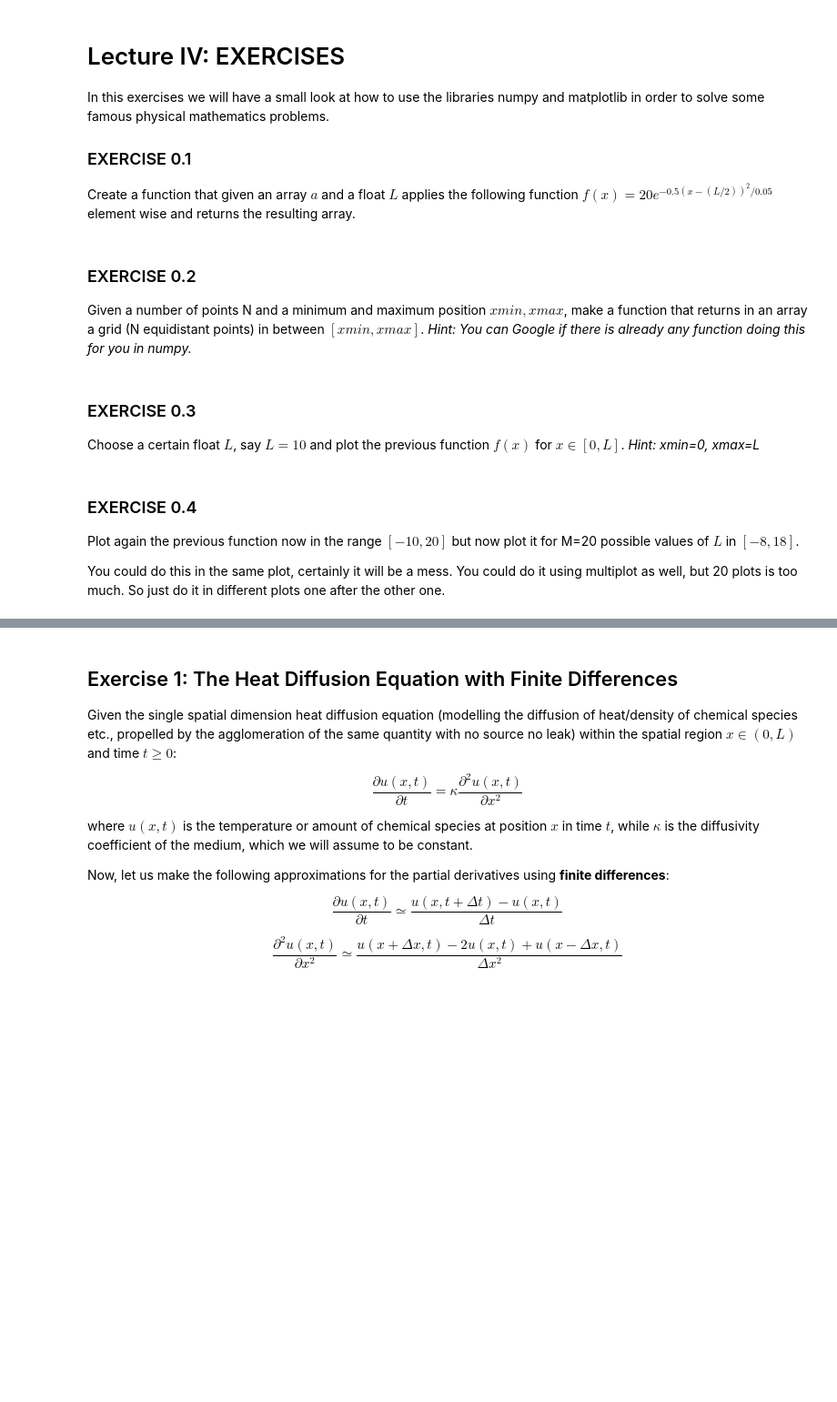
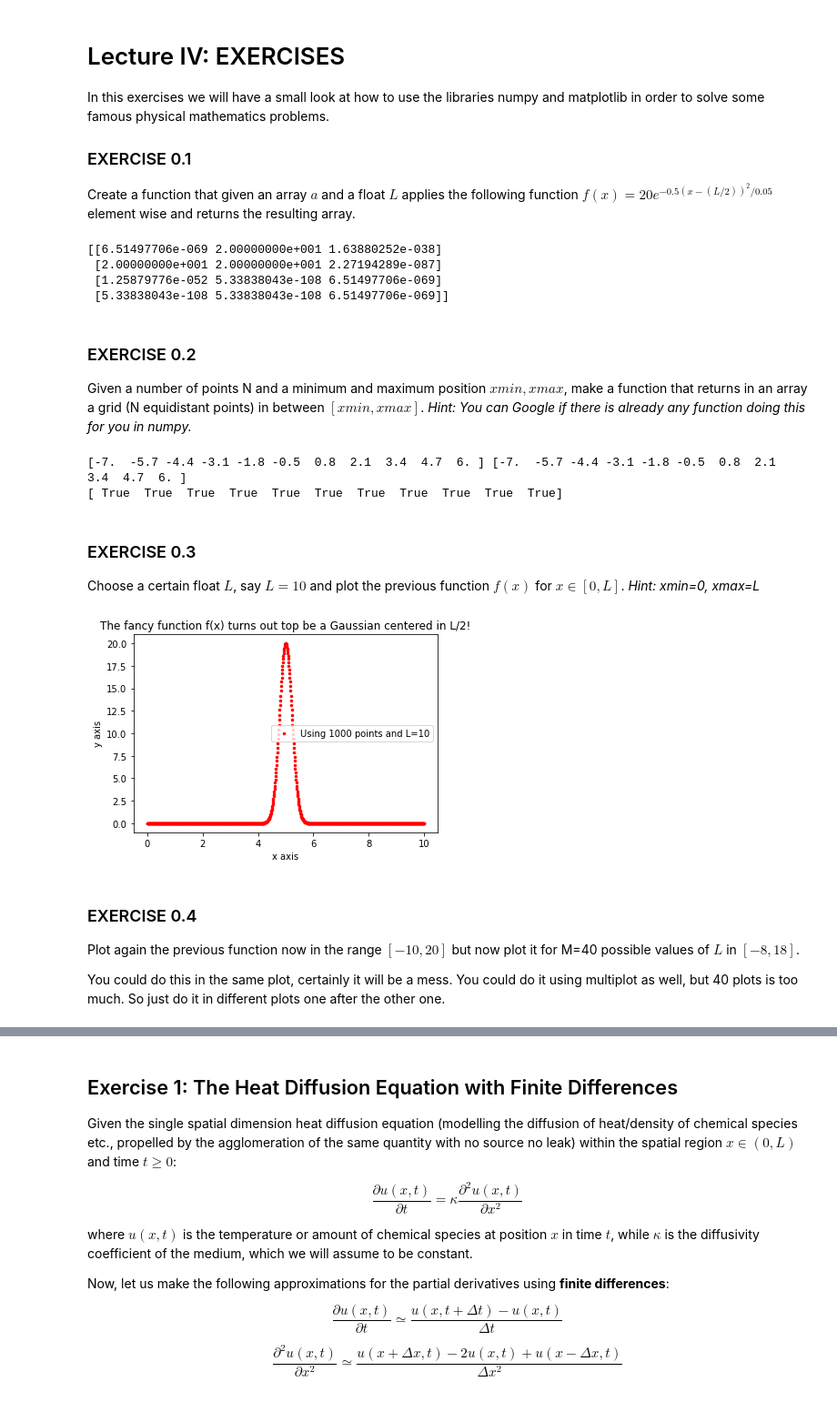
Before and after one commit to LLACorp/Python-Course-for-Scientific-Programming, a Jupyter notebook: EXERCISES/Exercises_Lecture_04.ipynb, the cells around one changed output, grey strips where cells are left out. Shown at 91% size. Saved outputs shown, nothing was run; the diff lists cells and outputs as text; code cells hidden in the pictures; blank space fills up the shorter version.

```diff
--- a/EXERCISES/Exercises_Lecture_04.ipynb
+++ b/EXERCISES/Exercises_Lecture_04.ipynb
@@ -7,17 +7,74 @@ In this exercises we will have a small look at how to use the libraries numpy an
 ### EXERCISE 0.1
 
 Create a function that given an array $a$ and a float $L$ applies the following function $f(x)=20e^{-0.5(x-(L/2))^2/0.05}$ element wise and returns the resulting array.
+# %%
+import numpy as np
+
+def f(x, L):
+    return 20 * np.exp( -0.5*( x-(L/2) )**2/0.05 )
+
+a = np.array([ [1,5,8],[5,5,9.5],[8.5,10,1.0],[0,0,1] ])
+
+f_a = f(x=a, L=10)
+
+print(f_a)
+# %% [output]
+[[6.51497706e-069 2.00000000e+001 1.63880252e-038]
+ [2.00000000e+001 2.00000000e+001 2.27194289e-087]
+ [1.25879776e-052 5.33838043e-108 6.51497706e-069]
+ [5.33838043e-108 5.33838043e-108 6.51497706e-069]]
 # %% [markdown]
 ### EXERCISE 0.2
 
 Given a number of points N and a minimum and maximum position $xmin, xmax$, make a function that returns in an array a grid (N equidistant points) in between $[xmin,xmax]$. *Hint: You can Google if there is already any function doing this for you in numpy.*
+# %%
+# Option A: do it "by hand"
+
+def generateGrid(N, xmin, xmax):
+    dx=(xmax-xmin)/(N-1) # we compute the equidistant spacing step -note that N points mean N-1 intervals!-
+    return np.array([ xmin+j*dx for j in range(0,N) ])
+
+
+# Option B: use the already implemented np.linspace(start, stop, num) function
+def generateGridNumpy(N, xmin, xmax):
+    return np.linspace(xmin, xmax, num=N) #yeah, we could direclty call the numpy function
+
+print(generateGrid(11,-7,6), generateGridNumpy(11,-7,6))
+print(generateGrid(11,-7,6)==generateGridNumpy(11,-7,6))
+# %% [output]
+[-7.  -5.7 -4.4 -3.1 -1.8 -0.5  0.8  2.1  3.4  4.7  6. ] [-7.  -5.7 -4.4 -3.1 -1.8 -0.5  0.8  2.1  3.4  4.7  6. ]
+[ True  True  True  True  True  True  True  True  True  True  True]
 # %% [markdown]
 ### EXERCISE 0.3
 
 Choose a certain float $L$, say $L=10$ and plot the previous function $f(x)$ for $x\in[0,L]$. *Hint: xmin=0, xmax=L*
+# %%
+# Choose the parameters
+L=10
+xmin=0
+xmax=L
+N=1000 # number of points to plot
+
+# Generate the points in x
+x = generateGrid(N, xmin, xmax)
+
+# Generate the points in f
+y = f(x=x, L=L)
+
+# Just plot x vs f using the fancy stuff of matplotlib
+import matplotlib.pyplot as plt
+
+plt.plot(x, y, 'ro', label=f'Using {N} points and L={L}', linewidth=1.0, markersize=2.5) # try -rlo, it will connect the points
+plt.legend() # to show the labels of the plots
+plt.xlabel('x axis')
+plt.ylabel('y axis')
+plt.title(f'The fancy function f(x) turns out top be a Gaussian centered in L/2!')
+plt.show()
+# %% [output]
+[figure, added]
 # %% [markdown]
 ### EXERCISE 0.4
 
-Plot again the previous function now in the range $[-10, 20]$ but now plot it for M=20 possible values of $L$ in $[-8, 18]$.
+Plot again the previous function now in the range $[-10, 20]$ but now plot it for M=40 possible values of $L$ in $[-8, 18]$.
 
-You could do this in the same plot, certainly it will be a mess. You could do it using multiplot as well, but 20 plots is too much. So just do it in different plots one after the other one.
+You could do this in the same plot, certainly it will be a mess. You could do it using multiplot as well, but 40 plots is too much. So just do it in different plots one after the other one.
```
Also changed, not shown: parts of 7 cells of this notebook, 1 other file.
